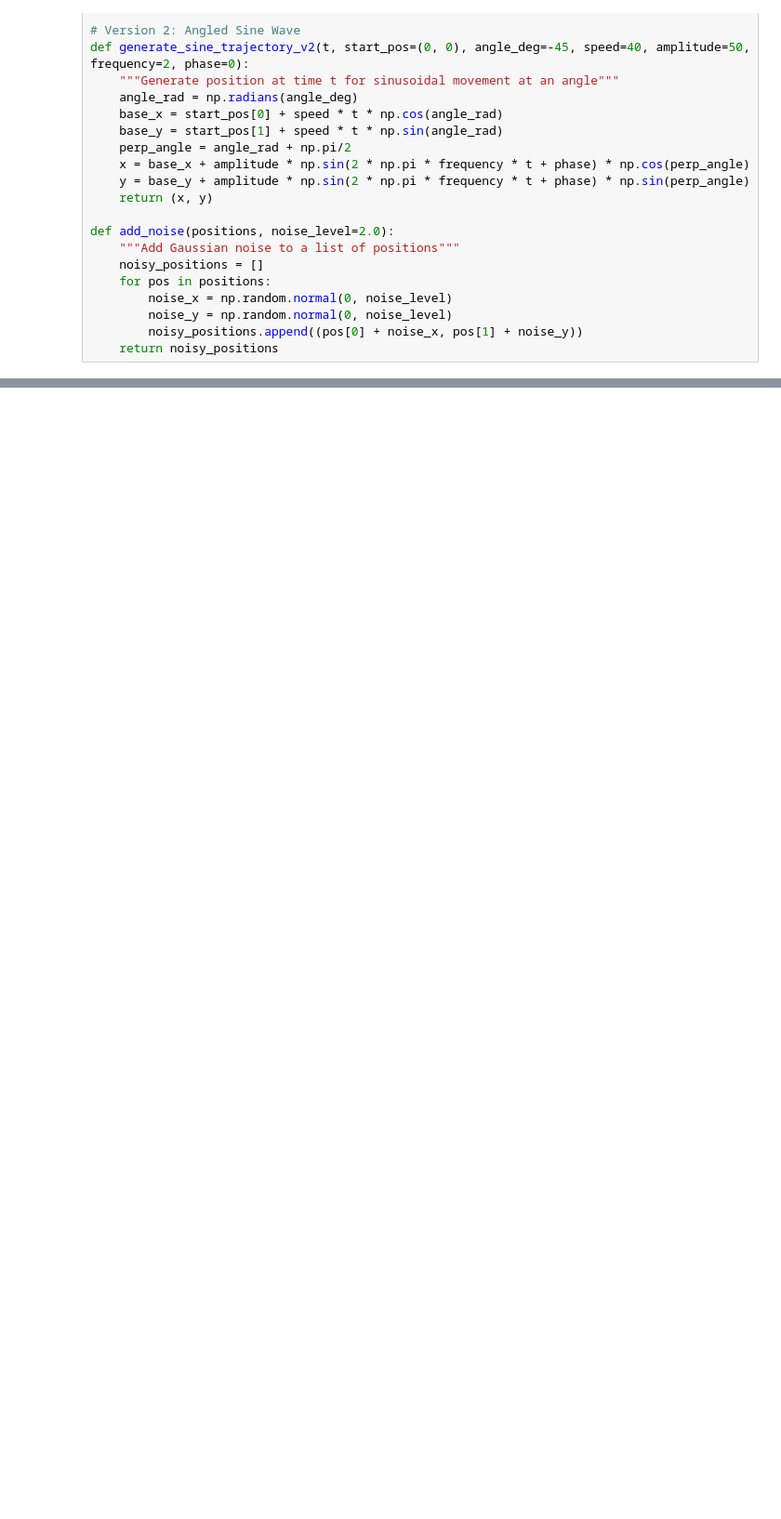
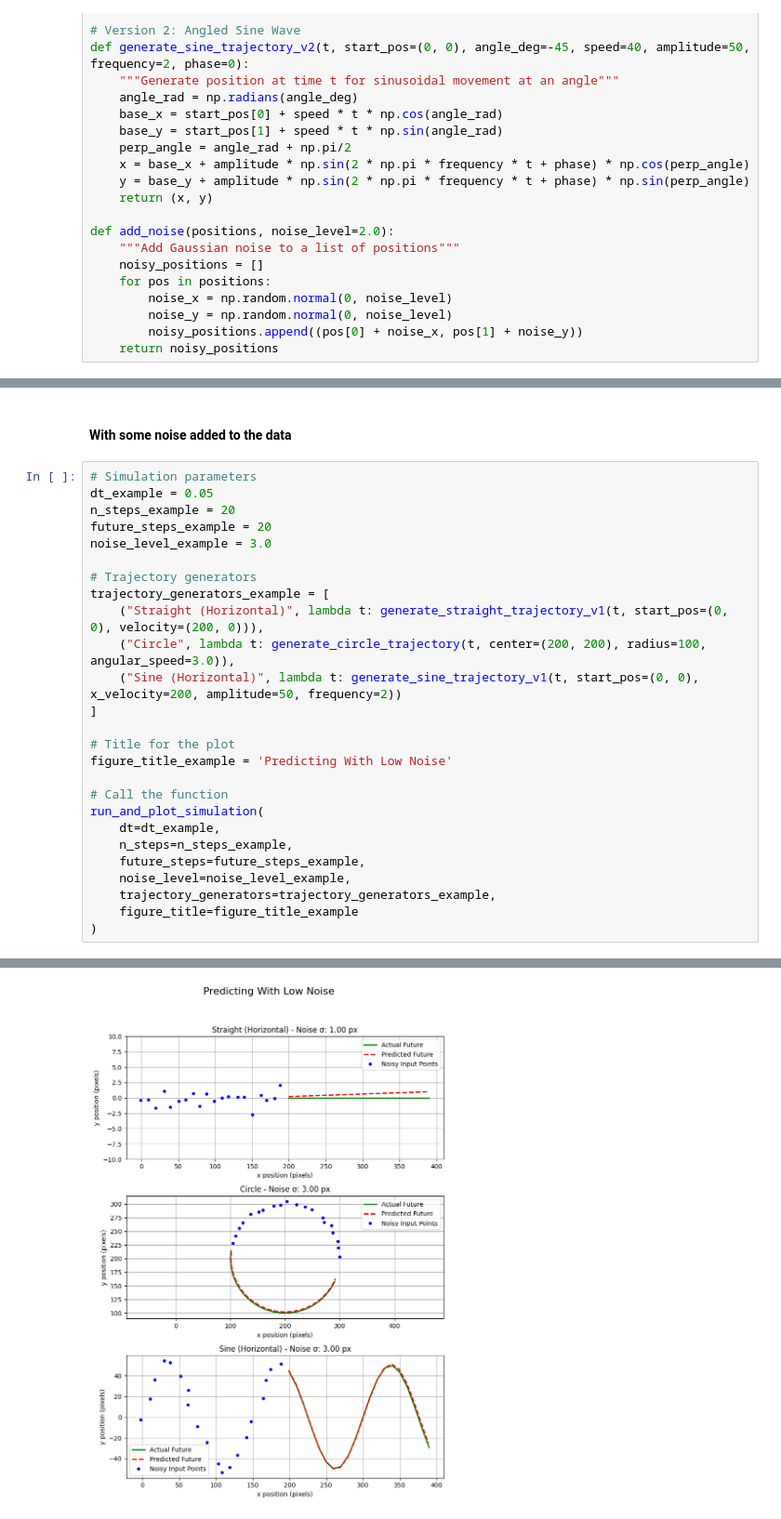
Before and after one commit to Skageb/rotmg-projectile-tracking, a Jupyter notebook: Demonstration.ipynb, the cells around one changed output, grey strips where cells are left out. Shown: that part at 93% size. Drawn from its saved outputs; the diff is of its cells as text; blank space fills up the shorter version.

```diff
--- a/Demonstration.ipynb
+++ b/Demonstration.ipynb
@@ -264,0 +287,29 @@ Best model: sine
+# %% [markdown]
+#### With some noise added to the data
+# %%
+# Simulation parameters
+dt_example = 0.05
+n_steps_example = 20
+future_steps_example = 20
+noise_level_example = 3.0
+
+# Trajectory generators
+trajectory_generators_example = [
+    ("Straight (Horizontal)", lambda t: generate_straight_trajectory_v1(t, start_pos=(0, 0), velocity=(200, 0))),
+    ("Circle", lambda t: generate_circle_trajectory(t, center=(200, 200), radius=100, angular_speed=3.0)),
+    ("Sine (Horizontal)", lambda t: generate_sine_trajectory_v1(t, start_pos=(0, 0), x_velocity=200, amplitude=50, frequency=2))
+]
+
+# Title for the plot
+figure_title_example = 'Predicting With Low Noise'
+
+# Call the function
+run_and_plot_simulation(
+    dt=dt_example,
+    n_steps=n_steps_example,
+    future_steps=future_steps_example,
+    noise_level=noise_level_example,
+    trajectory_generators=trajectory_generators_example,
+    figure_title=figure_title_example
+)
+# %% [output]
@@ -264,0 +328 @@ Best model: sine
+[figure, added]
```
Also changed, not shown: parts of 10 cells of this notebook.
